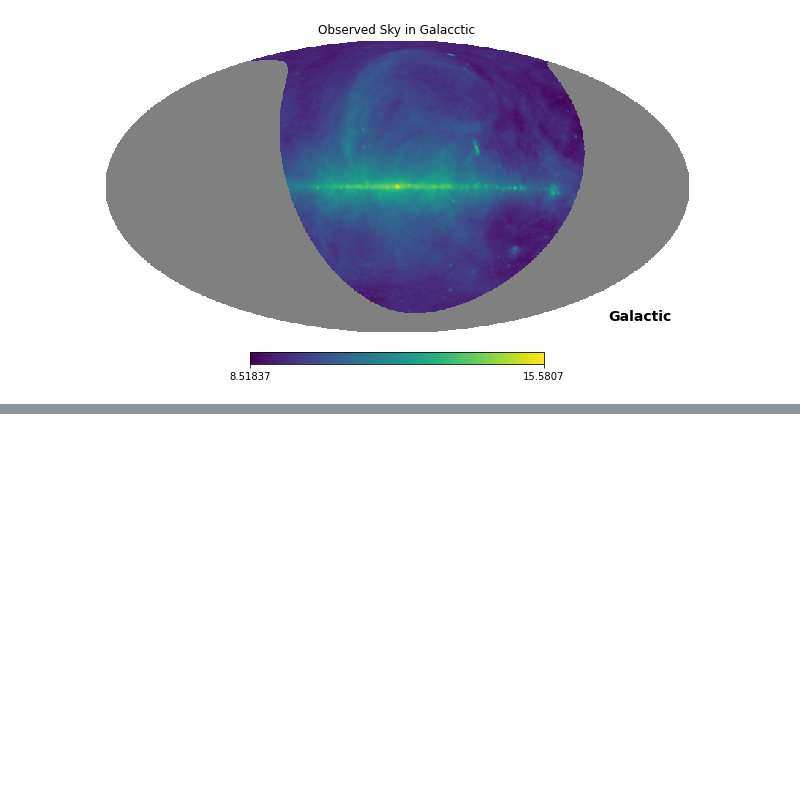
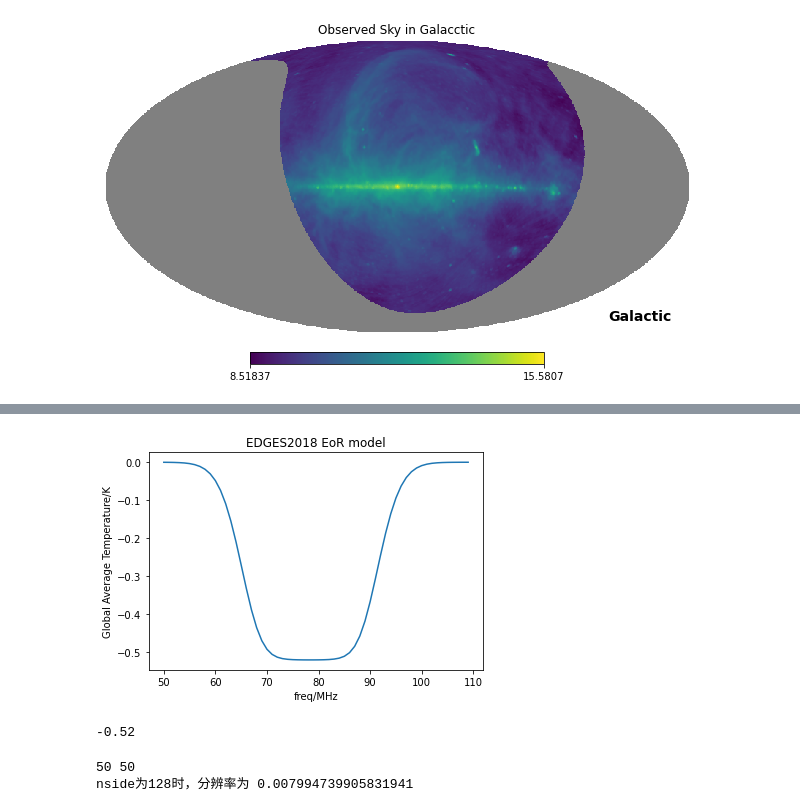
Before and after one commit to ayaouniya/DEoRtool, a Jupyter notebook: quickstart.ipynb, the cells around one changed output, grey strips where cells are left out. Drawn from its saved outputs; the diff is of its cells as text; code cells hidden in the pictures; blank space fills up the shorter version.

```diff
--- a/quickstart.ipynb
+++ b/quickstart.ipynb
@@ -59,0 +70,16 @@ DEOR_tool.time_series(30,150,100,2001,1,1,100)#经度，纬度，海拔，年，
+# %%
+EoRmod.EDGES2018(plot=True)
+# %% [output]
+[figure, added]
+-0.52
+# %%
+#新的方法
+sky_data1 = sky.dec_res(n_side=256) #由于在频率数量过多时将会导致mask计算速度急剧下降，无法满足大量计算的要求
+#因此可以先降低天图分辨率，再进行计算
+#先generate，然后调用dec_res，n_side 需要小于512且是2的n次方
+sky_data2 = sky.masks_sky(n_side=128)#masks_sky中也加入了这个功能，使用方法类似，如果不需要降低分辨率就不填，默认值512
+print(len(sky_data1),len(sky_data2))
+print("nside为128时，分辨率为",hp.nside2resol(128))
+# %% [output]
+50 50
+nside为128时，分辨率为 0.007994739905831941
```
Also changed, not shown: parts of 5 cells of this notebook, 1 other file.
